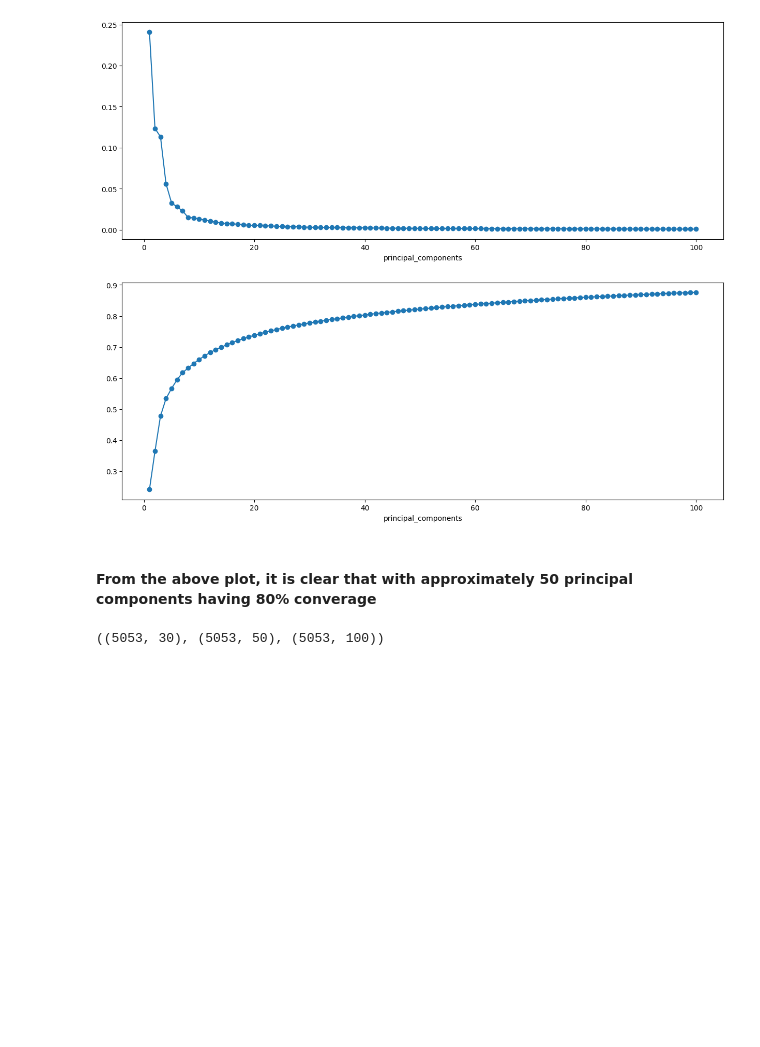
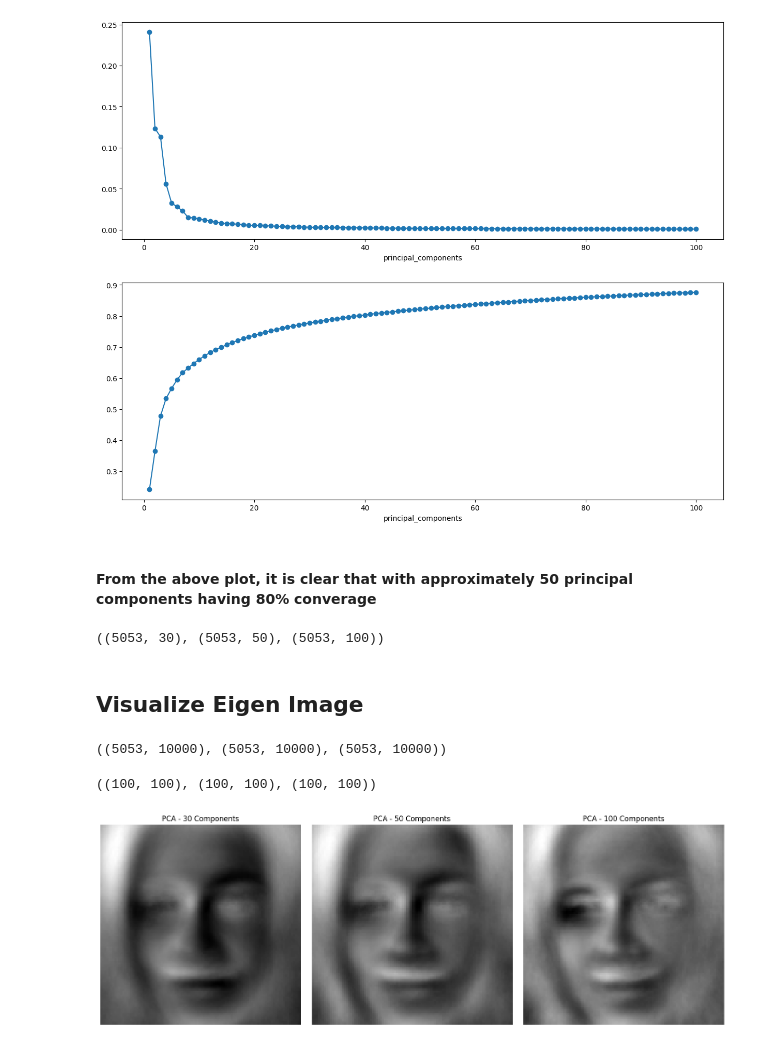
Before and after one commit to HerbertNtim/facelens_ds_ml, a Jupyter notebook: notebooks/03_GRM_Eigen_Face.ipynb, the cells around one changed output. Cells and saved outputs as stored; diff of their text form; code cells hidden in the pictures; blank space fills up the shorter version.

```diff
--- a/notebooks/03_GRM_Eigen_Face.ipynb
+++ b/notebooks/03_GRM_Eigen_Face.ipynb
@@ -109,3 +109,40 @@ pca_dict_100 = {'pca': pca_100, "mean_face": mean_face}
 pickle.dump(pca_dict_30, open('../models/pca_dict_30.pickle', 'wb'))
 pickle.dump(pca_dict_50, open('../models/pca_dict_50.pickle', 'wb'))
 pickle.dump(pca_dict_100, open('../models/pca_dict_100.pickle', 'wb'))
+# %% [markdown]
+## Visualize Eigen Image
+# %%
+pca_data_inv_30 = pca_30.inverse_transform(pca_data_30)
+pca_data_inv_50 = pca_50.inverse_transform(pca_data_50)
+pca_data_inv_100 = pca_100.inverse_transform(pca_data_100)
+# %%
+pca_data_inv_30.shape, pca_data_inv_50.shape,  pca_data_inv_100.shape
+# %% [output]
+((5053, 10000), (5053, 10000), (5053, 10000))
+# %%
+eigen_img_30 = pca_data_inv_30[0, :].reshape((100, 100))
+eigen_img_50 = pca_data_inv_50[0, :].reshape((100, 100))
+eigen_img_100 = pca_data_inv_100[0, :].reshape((100, 100))
+
+eigen_img_30.shape, eigen_img_50.shape, eigen_img_100.shape
+# %% [output]
+((100, 100), (100, 100), (100, 100))
+# %%
+fig, ax = plt.subplots(nrows=1, ncols=3, figsize=(15, 5))
+
+ax[0].imshow(eigen_img_30, cmap='gray')
+ax[0].set_title("PCA - 30 Components")
+ax[0].axis('off')
+
+ax[1].imshow(eigen_img_50, cmap='gray')
+ax[1].set_title("PCA - 50 Components")
+ax[1].axis('off')
+
+ax[2].imshow(eigen_img_100, cmap='gray')
+ax[2].set_title("PCA - 100 Components")
+ax[2].axis('off')
+
+plt.tight_layout()
+plt.show()
+# %% [output]
+[figure, added]
```
